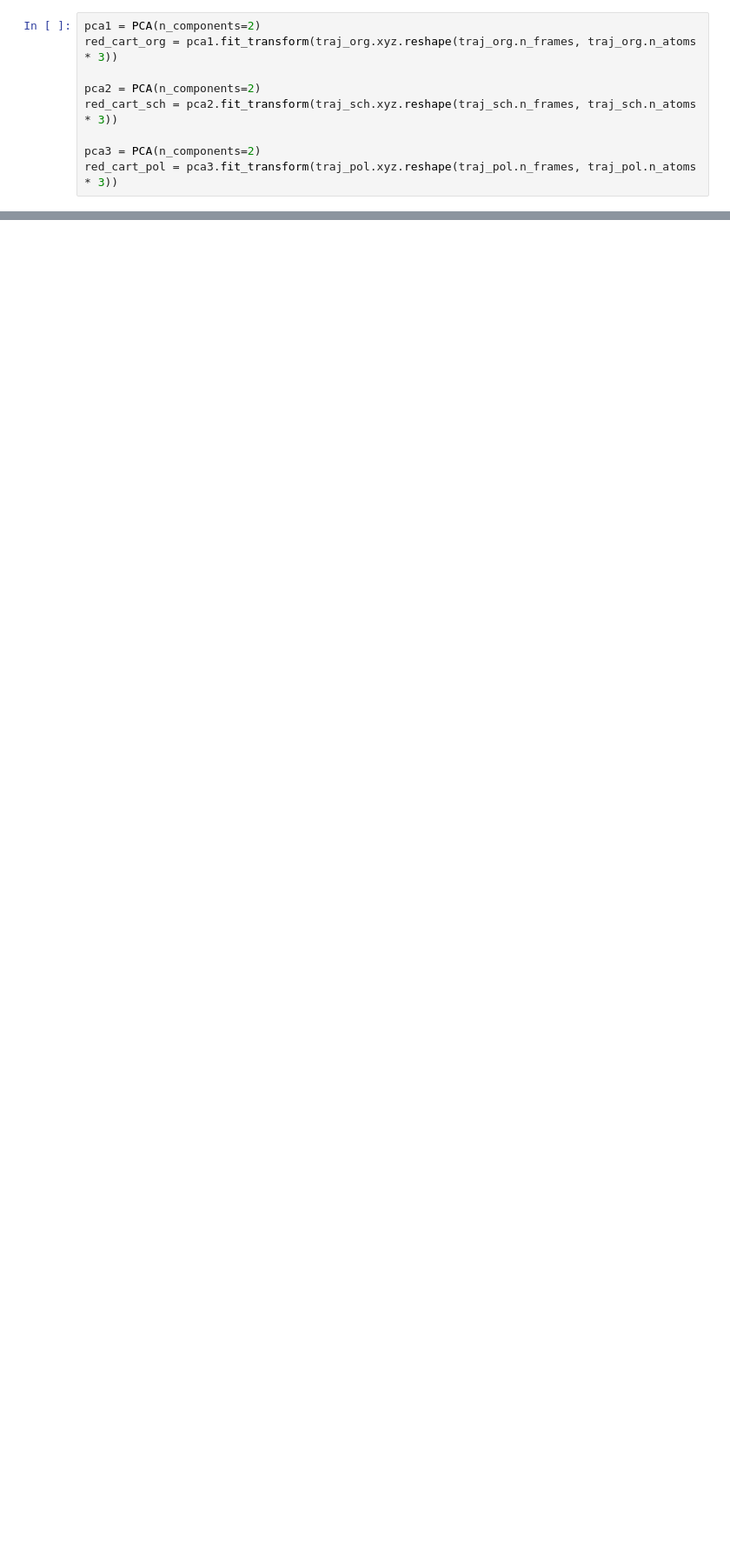
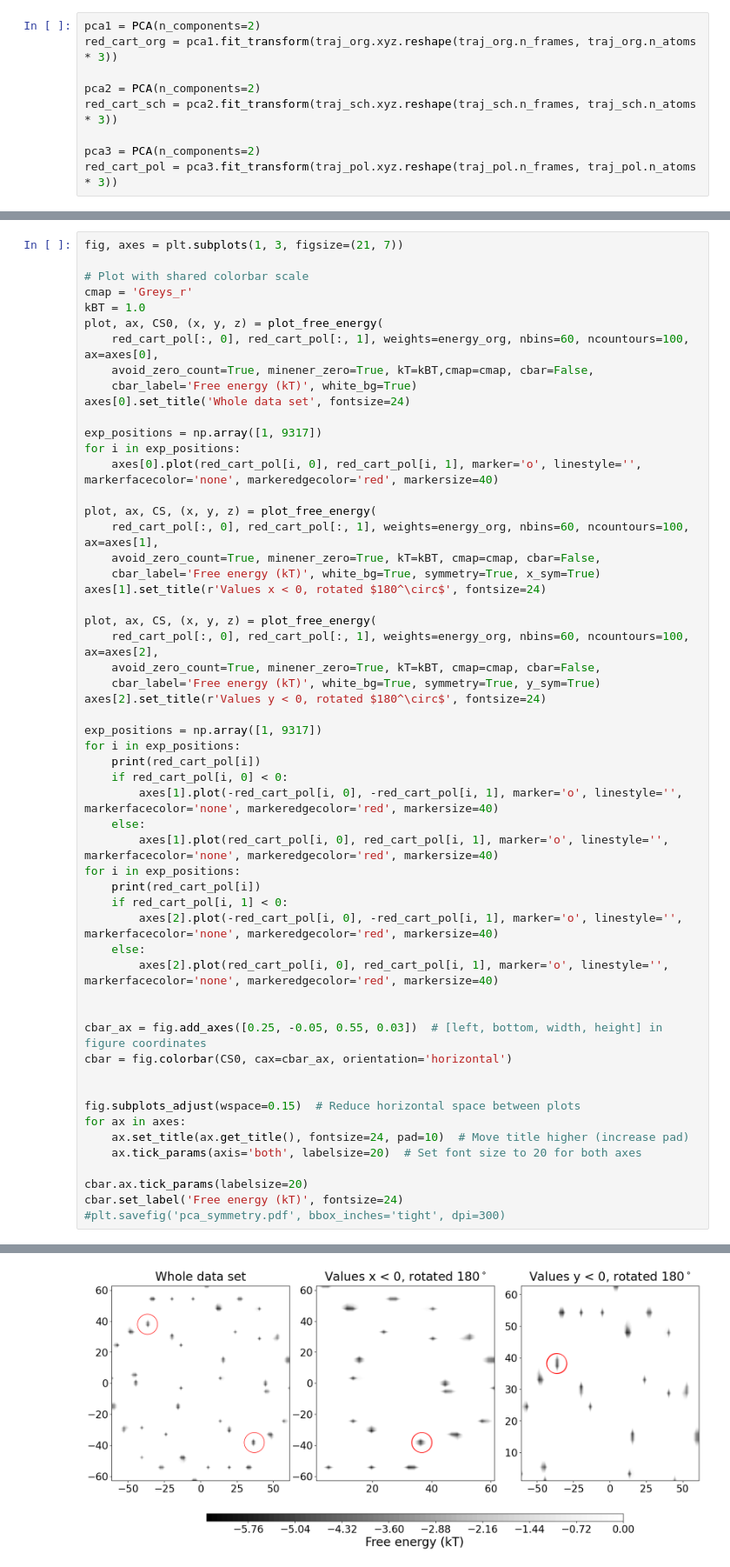
Before and after one commit to mlund/SI-pose-exploration, a Jupyter notebook: pca_free_energy/pca_analysis.ipynb, the cells around one changed output, grey strips where cells are left out. Shown at 87% size. Saved outputs shown, nothing was run; the diff lists cells and outputs as text; blank space fills up the shorter version.

```diff
--- a/pca_free_energy/pca_analysis.ipynb
+++ b/pca_free_energy/pca_analysis.ipynb
@@ -458,0 +457,56 @@ plt.savefig('pca_cartesian_v6.pdf', bbox_inches='tight', dpi=300)
+# %%
+fig, axes = plt.subplots(1, 3, figsize=(21, 7))
+
+# Plot with shared colorbar scale
+cmap = 'Greys_r'
+kBT = 1.0
+plot, ax, CS0, (x, y, z) = plot_free_energy(
+    red_cart_pol[:, 0], red_cart_pol[:, 1], weights=energy_org, nbins=60, ncountours=100, ax=axes[0],
+    avoid_zero_count=True, minener_zero=True, kT=kBT,cmap=cmap, cbar=False,
+    cbar_label='Free energy (kT)', white_bg=True)
+axes[0].set_title('Whole data set', fontsize=24)
+
+exp_positions = np.array([1, 9317])
+for i in exp_positions:
+    axes[0].plot(red_cart_pol[i, 0], red_cart_pol[i, 1], marker='o', linestyle='', markerfacecolor='none', markeredgecolor='red', markersize=40)
+
+plot, ax, CS, (x, y, z) = plot_free_energy(
+    red_cart_pol[:, 0], red_cart_pol[:, 1], weights=energy_org, nbins=60, ncountours=100, ax=axes[1],
+    avoid_zero_count=True, minener_zero=True, kT=kBT, cmap=cmap, cbar=False,
+    cbar_label='Free energy (kT)', white_bg=True, symmetry=True, x_sym=True)
+axes[1].set_title(r'Values x < 0, rotated $180^\circ$', fontsize=24)
+
+plot, ax, CS, (x, y, z) = plot_free_energy(
+    red_cart_pol[:, 0], red_cart_pol[:, 1], weights=energy_org, nbins=60, ncountours=100, ax=axes[2],
+    avoid_zero_count=True, minener_zero=True, kT=kBT, cmap=cmap, cbar=False,
+    cbar_label='Free energy (kT)', white_bg=True, symmetry=True, y_sym=True)
+axes[2].set_title(r'Values y < 0, rotated $180^\circ$', fontsize=24)
+
+exp_positions = np.array([1, 9317])
+for i in exp_positions:
+    print(red_cart_pol[i])
+    if red_cart_pol[i, 0] < 0:
+        axes[1].plot(-red_cart_pol[i, 0], -red_cart_pol[i, 1], marker='o', linestyle='', markerfacecolor='none', markeredgecolor='red', markersize=40)
+    else:
+        axes[1].plot(red_cart_pol[i, 0], red_cart_pol[i, 1], marker='o', linestyle='', markerfacecolor='none', markeredgecolor='red', markersize=40)
+for i in exp_positions:
+    print(red_cart_pol[i])
+    if red_cart_pol[i, 1] < 0:
+        axes[2].plot(-red_cart_pol[i, 0], -red_cart_pol[i, 1], marker='o', linestyle='', markerfacecolor='none', markeredgecolor='red', markersize=40)
+    else:
+        axes[2].plot(red_cart_pol[i, 0], red_cart_pol[i, 1], marker='o', linestyle='', markerfacecolor='none', markeredgecolor='red', markersize=40)
+
+
+cbar_ax = fig.add_axes([0.25, -0.05, 0.55, 0.03])  # [left, bottom, width, height] in figure coordinates
+cbar = fig.colorbar(CS0, cax=cbar_ax, orientation='horizontal')
+
+
+fig.subplots_adjust(wspace=0.15)  # Reduce horizontal space between plots
+for ax in axes:
+    ax.set_title(ax.get_title(), fontsize=24, pad=10)  # Move title higher (increase pad)
+    ax.tick_params(axis='both', labelsize=20)  # Set font size to 20 for both axes
+
+cbar.ax.tick_params(labelsize=20)
+cbar.set_label('Free energy (kT)', fontsize=24)
+#plt.savefig('pca_symmetry.pdf', bbox_inches='tight', dpi=300)
+# %% [output]
@@ -458,0 +520 @@ plt.savefig('pca_cartesian_v6.pdf', bbox_inches='tight', dpi=300)
+[figure, added]
```
Also changed, not shown: parts of 18 cells of this notebook, 1 other file.
